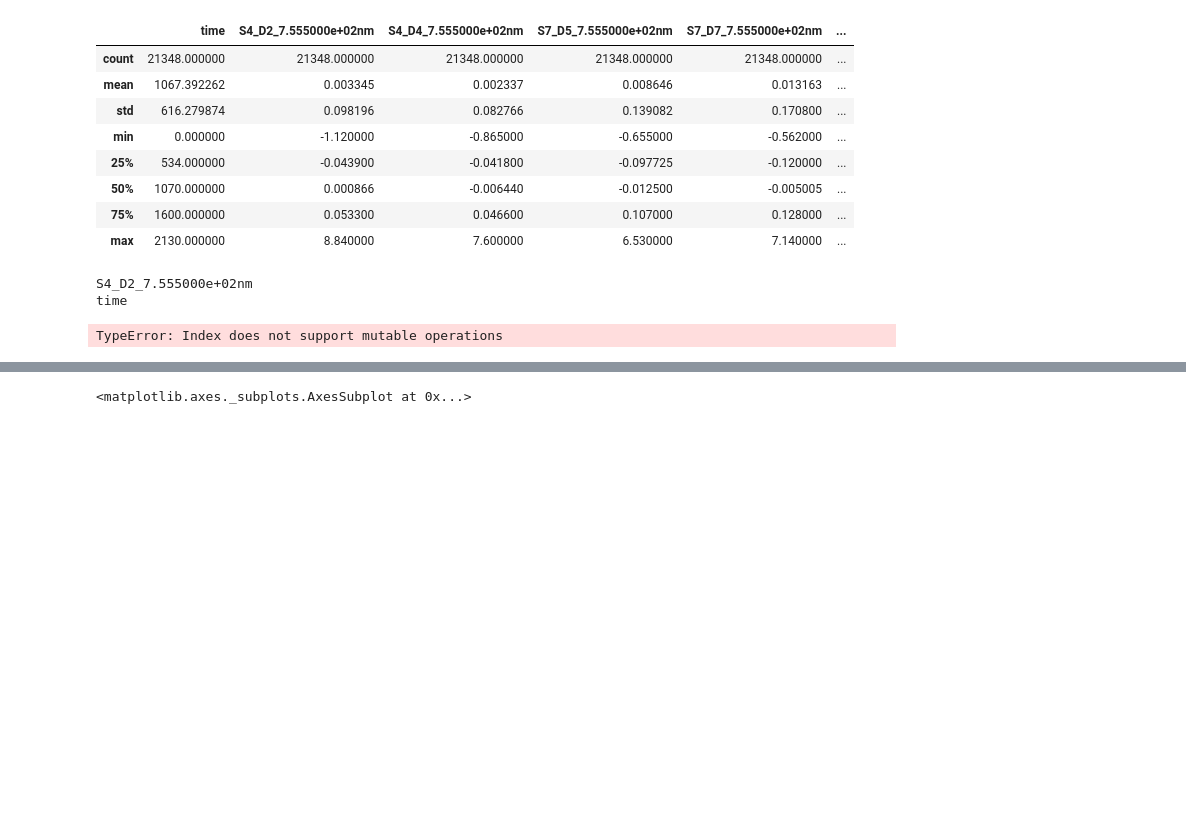
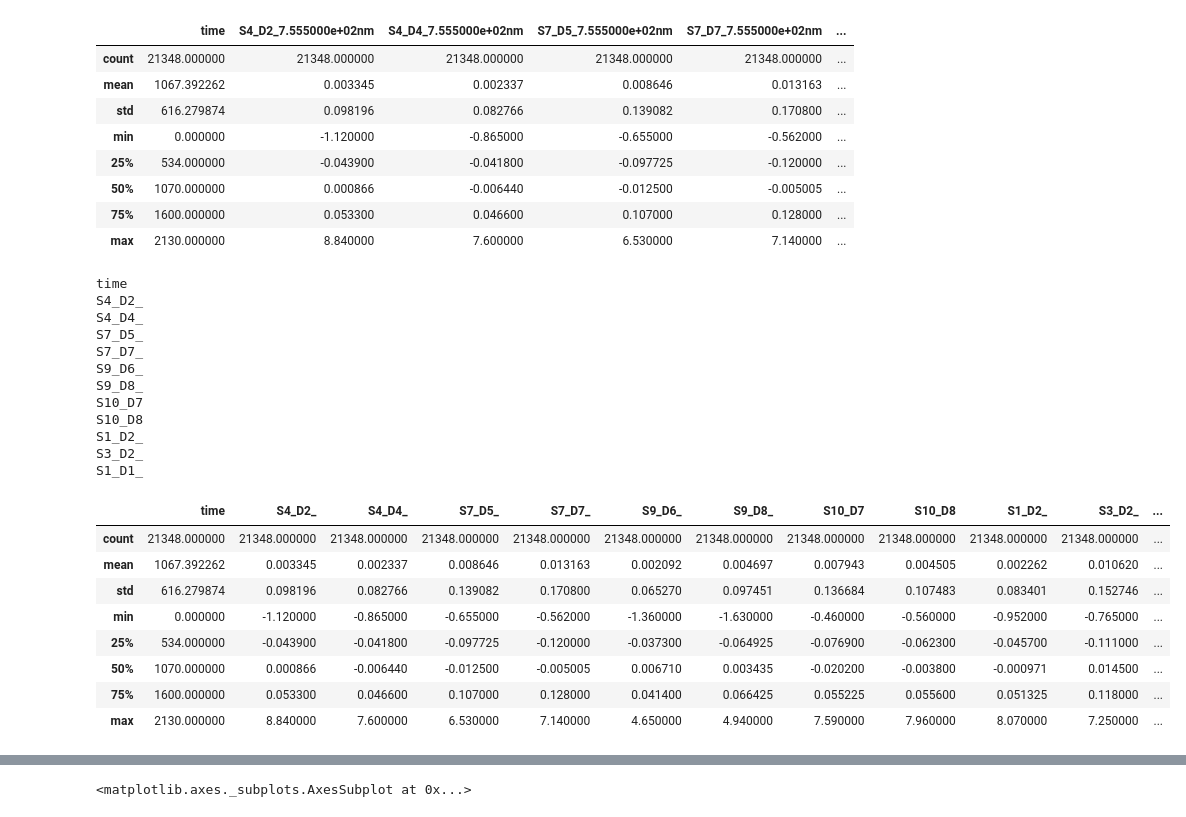
Before and after one commit to siqiyaoyao/fnirsAnalysis_Valve, a Jupyter notebook: Mean.ipynb, the cells around one changed output, grey strips where cells are left out. Saved outputs shown, nothing was run; the diff lists cells and outputs as text; code cells hidden in the pictures; blank space fills up the shorter version.

```diff
--- a/Mean.ipynb
+++ b/Mean.ipynb
@@ -18,16 +18,34 @@ data.describe() # simple describe like count, mean and std
 # %%
 #data.head(3) # top 3 data   # .tail()
 # data.loc[1] # raw 1
 # data.loc[range(1,3)] # raw 1-2
+
+### rename column names
 titles = data.columns
-renames = []
-
 for t in titles:
     tempTile = t[0:6]
     print(tempTile)
-    renames.append(tempTile)
-print(renames)
+    data.rename(columns={t:tempTile},inplace=True)
+data.describe()
 # %% [output]
-S4_D2_7.555000e+02nm
 time
+S4_D2_
+S4_D4_
+S7_D5_
+S7_D7_
+S9_D6_
+S9_D8_
+S10_D7
+S10_D8
+S1_D2_
+S3_D2_
+S1_D1_
-TypeError: Index does not support mutable operations
+|  | time | S4_D2_ | S4_D4_ | S7_D5_ | S7_D7_ | S9_D6_ | S9_D8_ | S10_D7 | S10_D8 | S1_D2_ | S3_D2_ | ... |
+| count | 21348.000000 | 21348.000000 | 21348.000000 | 21348.000000 | 21348.000000 | 21348.000000 | 21348.000000 | 21348.000000 | 21348.000000 | 21348.000000 | 21348.000000 | ... |
+| mean | 1067.392262 | 0.003345 | 0.002337 | 0.008646 | 0.013163 | 0.002092 | 0.004697 | 0.007943 | 0.004505 | 0.002262 | 0.010620 | ... |
+| std | 616.279874 | 0.098196 | 0.082766 | 0.139082 | 0.170800 | 0.065270 | 0.097451 | 0.136684 | 0.107483 | 0.083401 | 0.152746 | ... |
+| min | 0.000000 | -1.120000 | -0.865000 | -0.655000 | -0.562000 | -1.360000 | -1.630000 | -0.460000 | -0.560000 | -0.952000 | -0.765000 | ... |
+| 25% | 534.000000 | -0.043900 | -0.041800 | -0.097725 | -0.120000 | -0.037300 | -0.064925 | -0.076900 | -0.062300 | -0.045700 | -0.111000 | ... |
+| 50% | 1070.000000 | 0.000866 | -0.006440 | -0.012500 | -0.005005 | 0.006710 | 0.003435 | -0.020200 | -0.003800 | -0.000971 | 0.014500 | ... |
+| 75% | 1600.000000 | 0.053300 | 0.046600 | 0.107000 | 0.128000 | 0.041400 | 0.066425 | 0.055225 | 0.055600 | 0.051325 | 0.118000 | ... |
+| max | 2130.000000 | 8.840000 | 7.600000 | 6.530000 | 7.140000 | 4.650000 | 4.940000 | 7.590000 | 7.960000 | 8.070000 | 7.250000 | ... |
```
Also changed, not shown: parts of 2 cells of this notebook, 1 other file.
